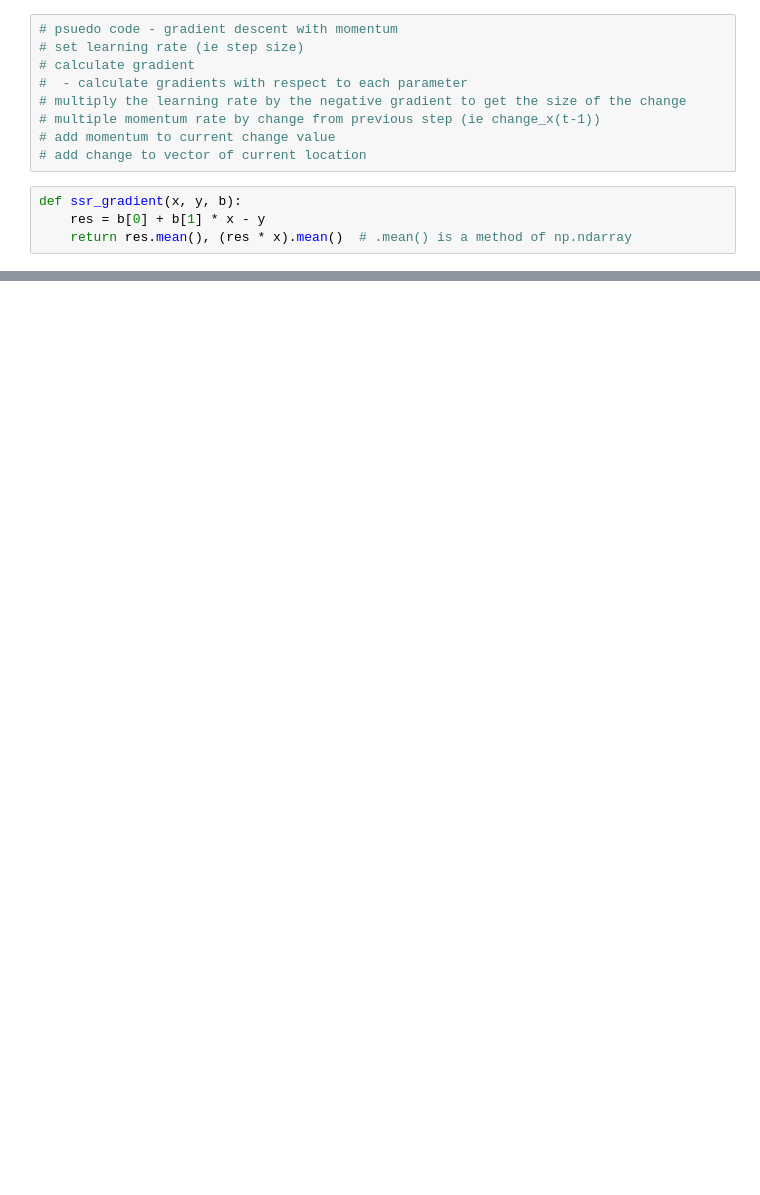
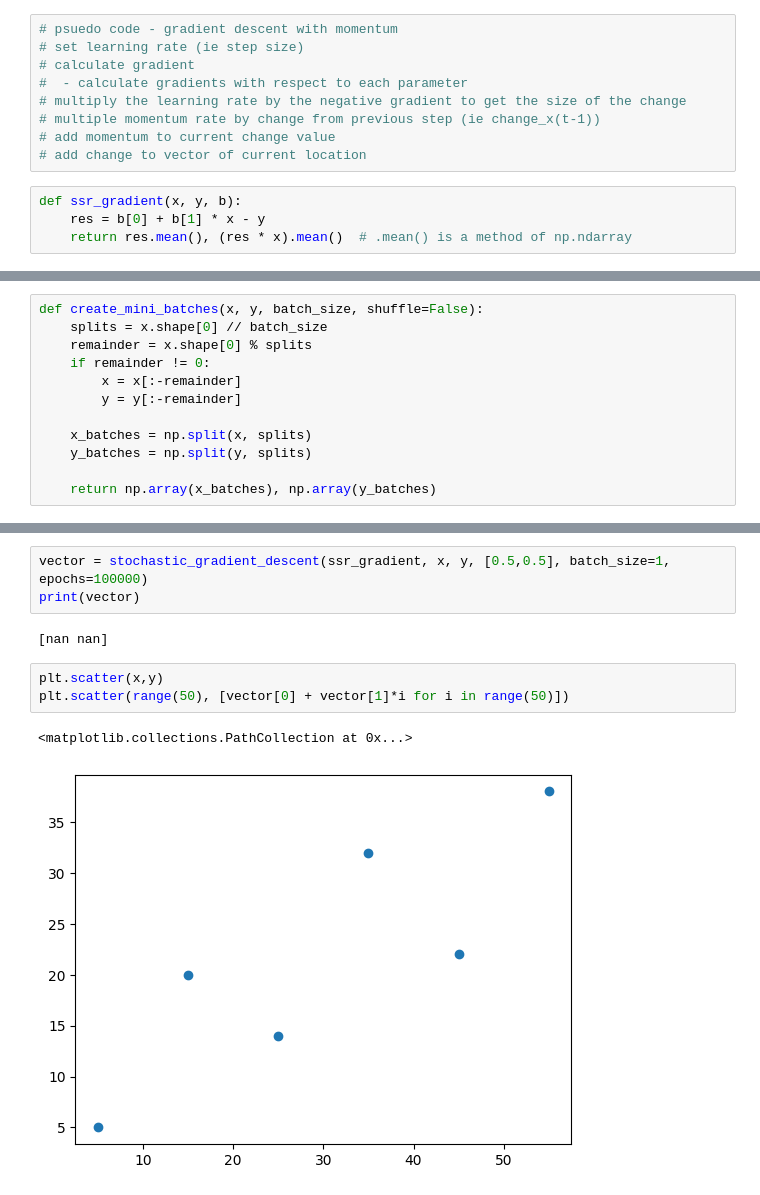
Before and after one commit to jmattdale/machine_learning_first_principles, a Jupyter notebook: gradient_descent.ipynb, the cells around one changed output, grey strips where cells are left out. Saved outputs shown, nothing was run; the diff lists cells and outputs as text; blank space fills up the shorter version.

```diff
--- a/gradient_descent.ipynb
+++ b/gradient_descent.ipynb
@@ -99,0 +69,12 @@ sgd(ssr_gradient, x, y)
+# %%
+def create_mini_batches(x, y, batch_size, shuffle=False):
+    splits = x.shape[0] // batch_size
+    remainder = x.shape[0] % splits
+    if remainder != 0:
+        x = x[:-remainder]
+        y = y[:-remainder]
+
+    x_batches = np.split(x, splits)
+    y_batches = np.split(y, splits)
+
+    return np.array(x_batches), np.array(y_batches)
@@ -99,0 +125,11 @@ sgd(ssr_gradient, x, y)
+# %%
+vector = stochastic_gradient_descent(ssr_gradient, x, y, [0.5,0.5], batch_size=1, epochs=100000)
+print(vector)
+# %% [output]
+[nan nan]
+# %%
+plt.scatter(x,y)
+plt.scatter(range(50), [vector[0] + vector[1]*i for i in range(50)])
+# %% [output]
+<matplotlib.collections.PathCollection at 0x...>
+[figure, added]
```
Also changed, not shown: parts of 8 cells of this notebook, 6 other files.
